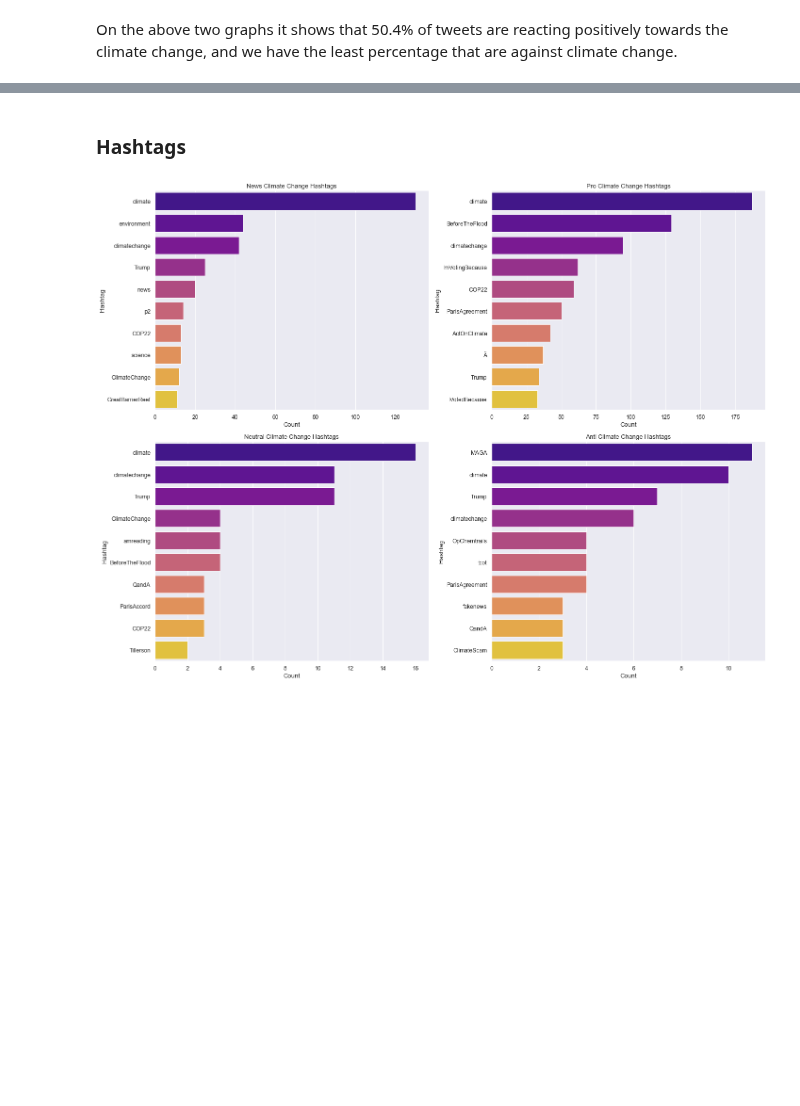
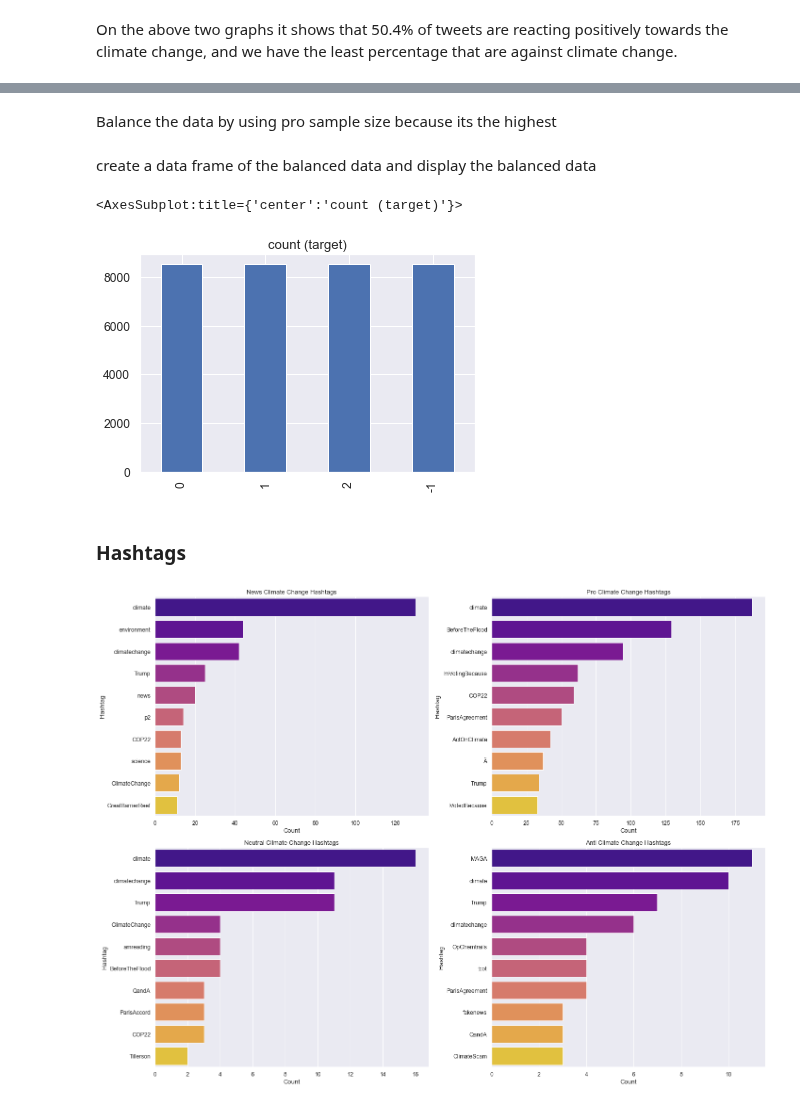
Before and after one commit to ethanmacrae/classification-predict-streamlit-template, a Jupyter notebook: Classification Predict Notebook .ipynb, the cells around one changed output, grey strips where cells are left out. Cells and saved outputs as stored; diff of their text form; code cells hidden in the pictures; blank space fills up the shorter version.

```diff
--- a/Classification Predict Notebook .ipynb
+++ b/Classification Predict Notebook .ipynb
@@ -510,3 +514,27 @@ On the above two graphs it shows that 50.4% of tweets are reacting positively to
+# %%
+news = df_train[df_train['sentiment'] == 2]
+pro = df_train[df_train['sentiment'] == 1]
+neutral = df_train[df_train['sentiment'] == 0]
+anti = df_train[df_train['sentiment'] == -1]
+# %%
+pro_count, news_count,neutral_count,anti_count = df_train['sentiment'].value_counts()
+# %% [markdown]
+Balance the data by using pro sample size because its the highest
+# %%
+
+proo=pro.sample(pro_count, replace=True)
+news_over = news.sample(pro_count, replace=True)
+neutral_over = neutral.sample(pro_count, replace=True)
+anti_over = anti.sample(pro_count, replace=True)
+# %% [markdown]
+create a data frame of the balanced data and display the balanced data
+# %%
+test_over = pd.concat([proo,news_over,neutral_over,anti_over], axis=0)
+# %%
+test_over['sentiment'].value_counts().plot(kind='bar', title='count (target)')
+# %% [output]
+<AxesSubplot:title={'center':'count (target)'}>
+[figure, added]
 # %% [markdown]
 ### Hashtags
 # %%
```
Also changed, not shown: parts of 6 cells of this notebook.
